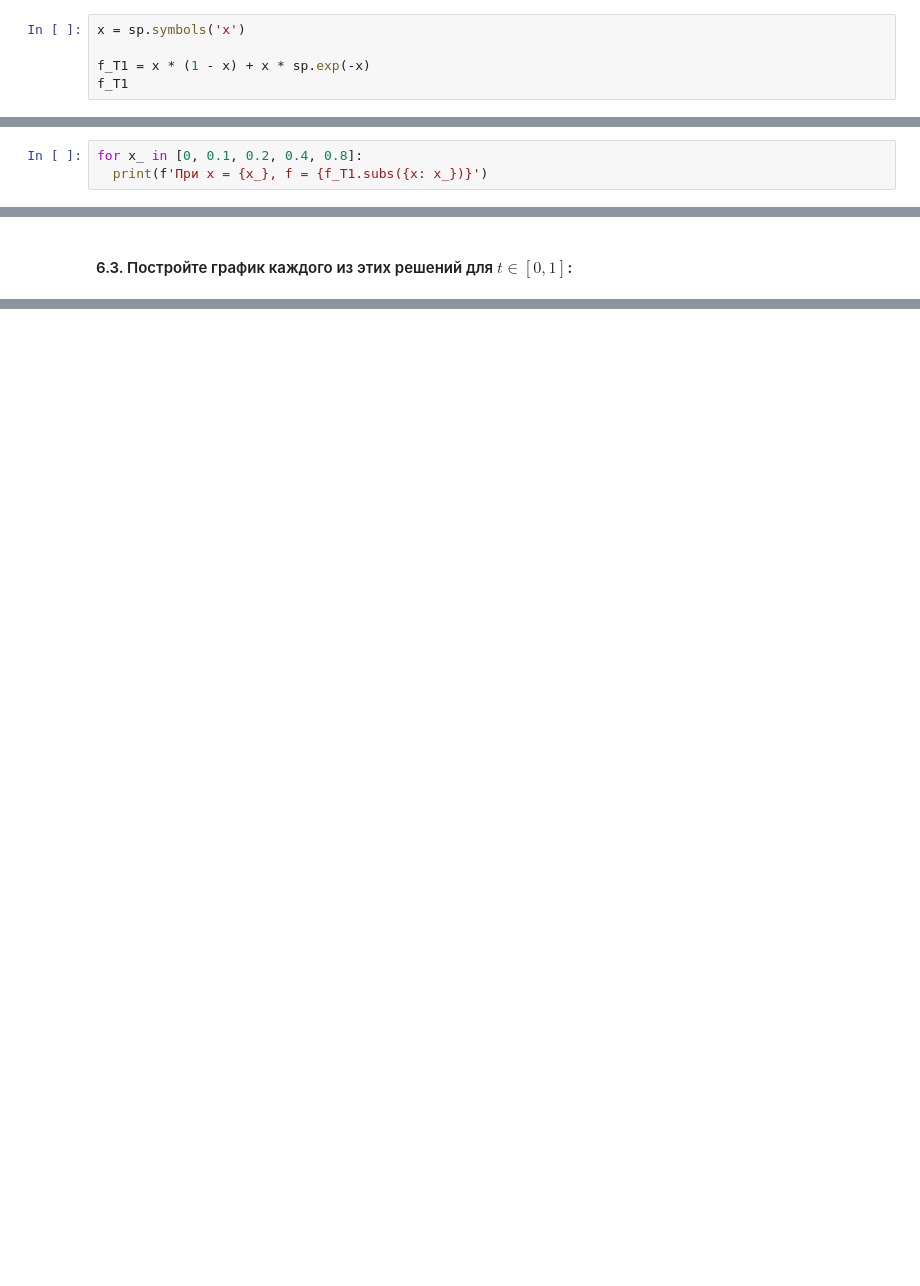
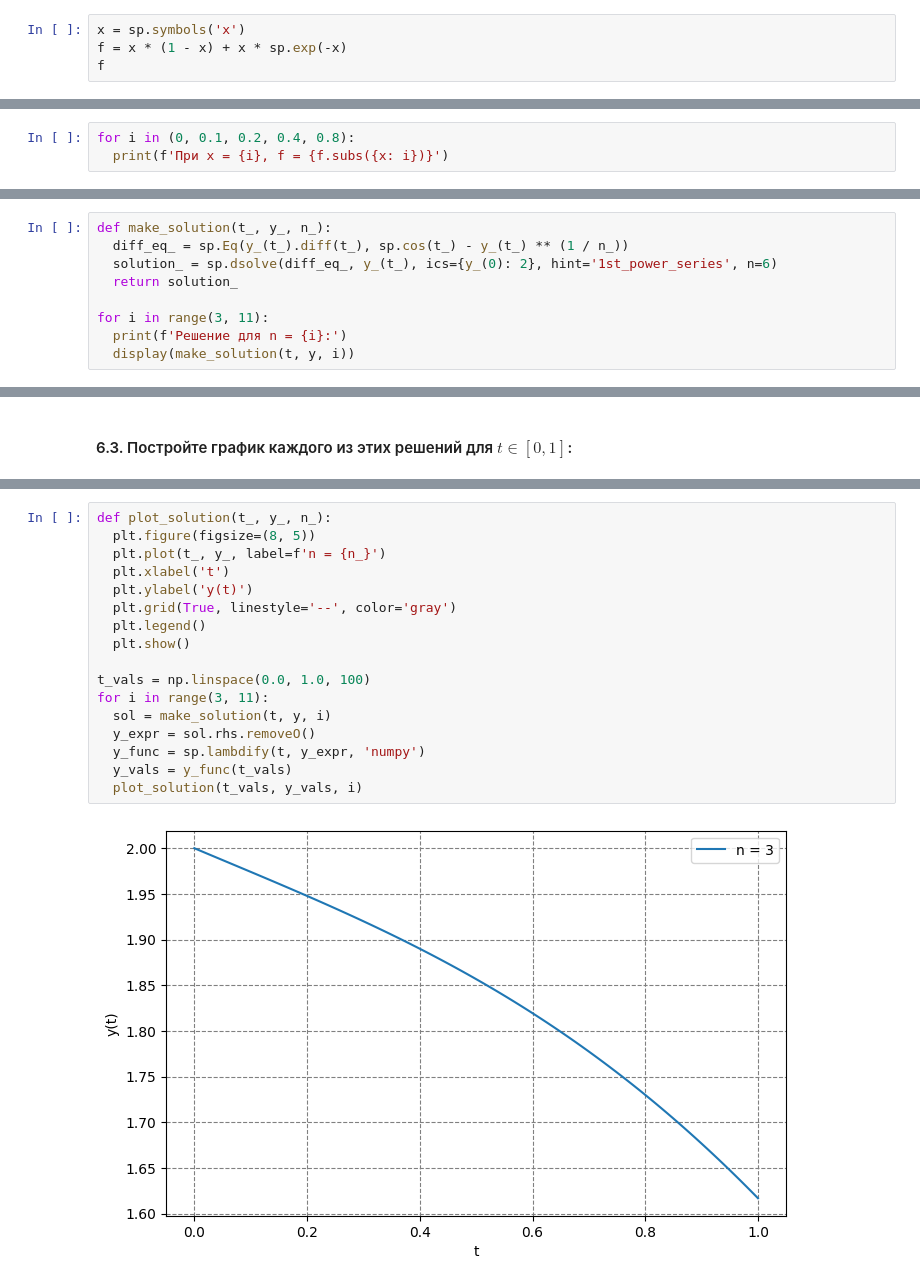
Before and after one commit to alexmordashov/University, a Jupyter notebook: 7. Библиотека SymPy/Практическая_работа_№7_Библиотека_SymPy.ipynb, the cells around one changed output, grey strips where cells are left out. Cells and saved outputs as stored; diff of their text form; blank space fills up the shorter version.

```diff
--- a/7. Библиотека SymPy/Практическая_работа_№7_Библиотека_SymPy.ipynb
+++ b/7. Библиотека SymPy/Практическая_работа_№7_Библиотека_SymPy.ipynb
@@ -20,16 +20,15 @@ $$x = 0, 0.1, 0.2, 0.4, 0.8$$
 - Выведите выражение:
 # %%
 x = sp.symbols('x')
-
-f_T1 = x * (1 - x) + x * sp.exp(-x)
-f_T1
+f = x * (1 - x) + x * sp.exp(-x)
+f
 # %% [output]
 $\displaystyle x \left(1 - x\right) + x e^{- x}$
 # %% [markdown]
 - Выведите ответ:
 # %%
-for x_ in [0, 0.1, 0.2, 0.4, 0.8]:
-  print(f'При x = {x_}, f = {f_T1.subs({x: x_})}')
+for i in (0, 0.1, 0.2, 0.4, 0.8):
+  print(f'При x = {i}, f = {f.subs({x: i})}')
 # %% [output]
 При x = 0, f = 0
 При x = 0.1, f = 0.180483741803596
@@ -255,0 +249,9 @@ $\displaystyle y{\left(t \right)} = 2 - 0.0905077326652577 t + 0.003084355698045
+# %%
+def make_solution(t_, y_, n_):
+  diff_eq_ = sp.Eq(y_(t_).diff(t_), sp.cos(t_) - y_(t_) ** (1 / n_))
+  solution_ = sp.dsolve(diff_eq_, y_(t_), ics={y_(0): 2}, hint='1st_power_series', n=6)
+  return solution_
+
+for i in range(3, 11):
+  print(f'Решение для n = {i}:')
+  display(make_solution(t, y, i))
@@ -268,0 +274,19 @@ $\displaystyle y{\left(t \right)} = 2 - 0.0905077326652577 t + 0.003084355698045
+# %%
+def plot_solution(t_, y_, n_):
+  plt.figure(figsize=(8, 5))
+  plt.plot(t_, y_, label=f'n = {n_}')
+  plt.xlabel('t')
+  plt.ylabel('y(t)')
+  plt.grid(True, linestyle='--', color='gray')
+  plt.legend()
+  plt.show()
+
+t_vals = np.linspace(0.0, 1.0, 100)
+for i in range(3, 11):
+  sol = make_solution(t, y, i)
+  y_expr = sol.rhs.removeO()
+  y_func = sp.lambdify(t, y_expr, 'numpy')
+  y_vals = y_func(t_vals)
+  plot_solution(t_vals, y_vals, i)
+# %% [output]
+[figure, added]
```
Also changed, not shown: parts of 24 cells of this notebook.
